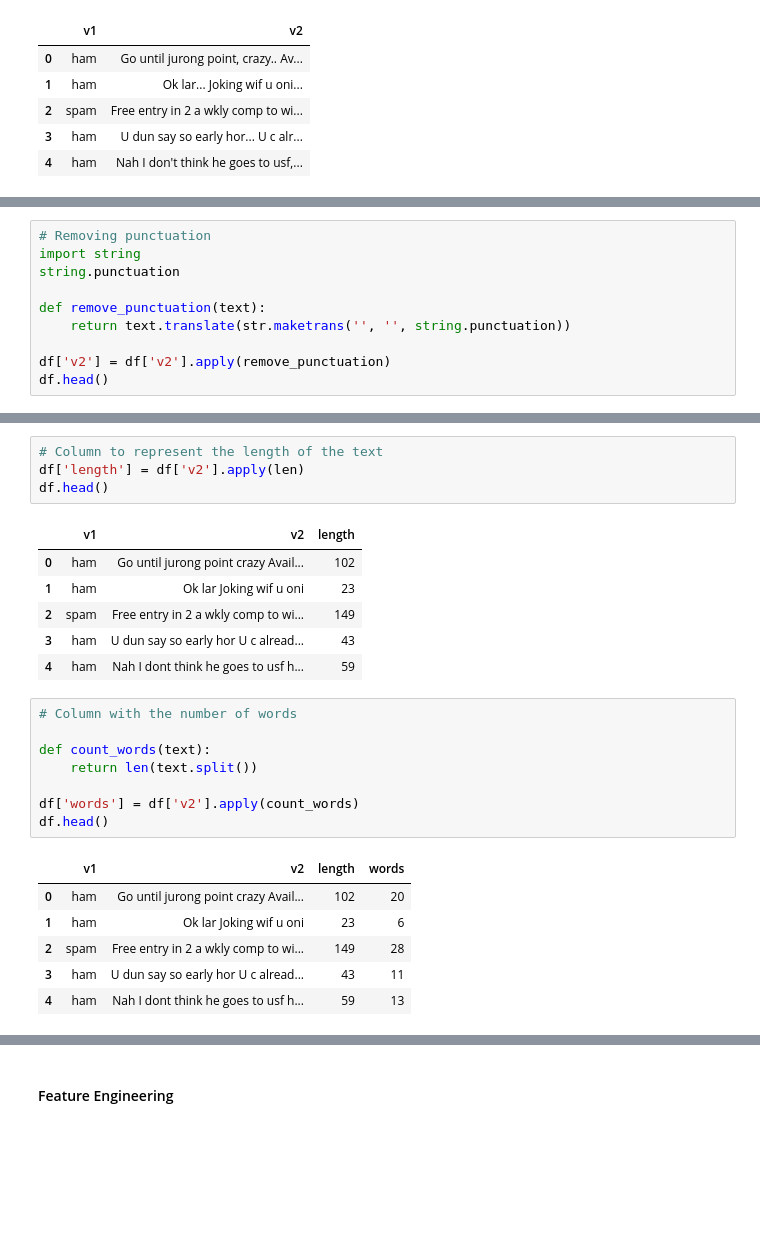
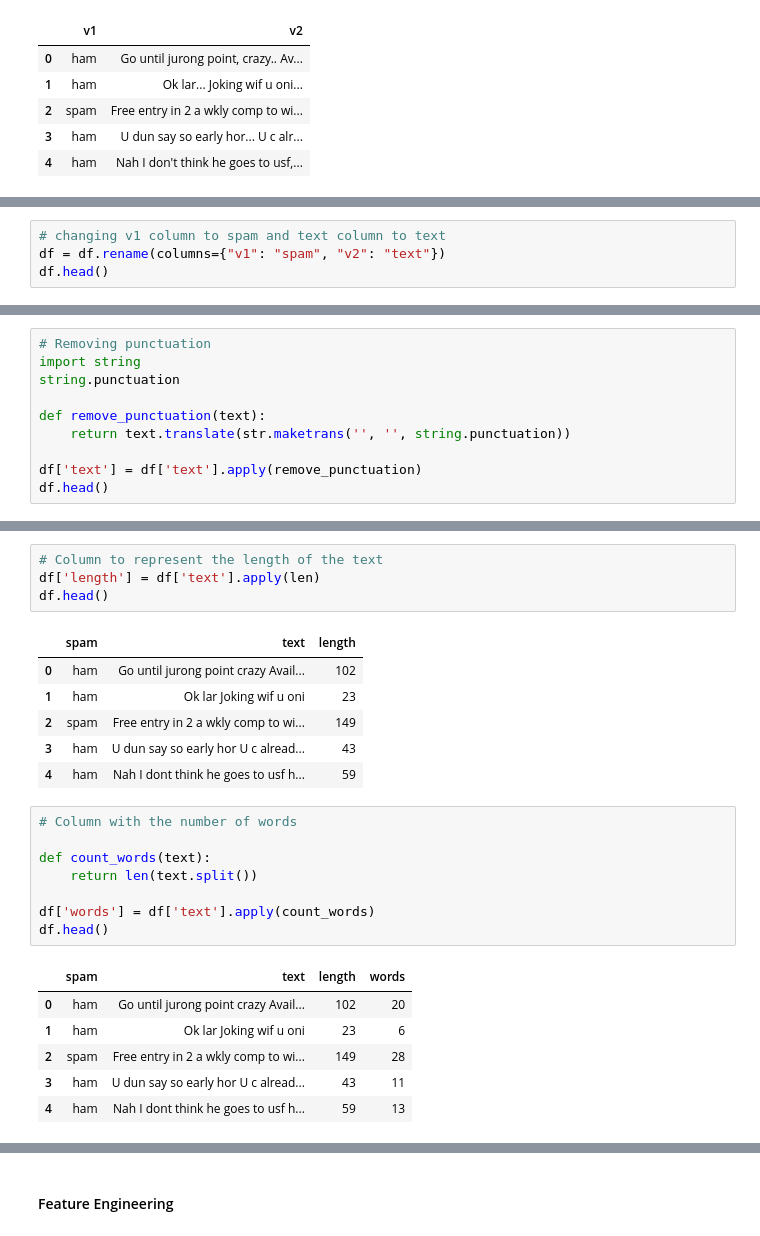
Before and after one commit to CarlosMEbratt/Spam-detection, a Jupyter notebook: main.ipynb, the cells around one changed output, grey strips where cells are left out. Drawn from its saved outputs; the diff is of its cells as text; blank space fills up the shorter version.

```diff
--- a/main.ipynb
+++ b/main.ipynb
@@ -85,0 +101,4 @@ df.shape
+# %%
+# changing v1 column to spam and text column to text
+df = df.rename(columns={"v1": "spam", "v2": "text"})
+df.head()
@@ -99,6 +155,6 @@ string.punctuation
 def remove_punctuation(text):
     return text.translate(str.maketrans('', '', string.punctuation))
 
-df['v2'] = df['v2'].apply(remove_punctuation)
+df['text'] = df['text'].apply(remove_punctuation)
 df.head()
 # %% [output]
@@ -110,10 +166,10 @@ df.head()
 | 4 | ham | Nah I dont think he goes to usf h... |
 # %%
 # Column to represent the length of the text
-df['length'] = df['v2'].apply(len)
+df['length'] = df['text'].apply(len)
 df.head()
 # %% [output]
-|  | v1 | v2 | length |
+|  | spam | text | length |
 | 0 | ham | Go until jurong point crazy Avail... | 102 |
 | 1 | ham | Ok lar Joking wif u oni | 23 |
 | 2 | spam | Free entry in 2 a wkly comp to wi... | 149 |
@@ -125,10 +181,10 @@ df.head()
 def count_words(text):
     return len(text.split())
 
-df['words'] = df['v2'].apply(count_words)
+df['words'] = df['text'].apply(count_words)
 df.head()
 # %% [output]
-|  | v1 | v2 | length | words |
+|  | spam | text | length | words |
 | 0 | ham | Go until jurong point crazy Avail... | 102 | 20 |
 | 1 | ham | Ok lar Joking wif u oni | 23 | 6 |
 | 2 | spam | Free entry in 2 a wkly comp to wi... | 149 | 28 |
```
Also changed, not shown: parts of 26 cells of this notebook.
